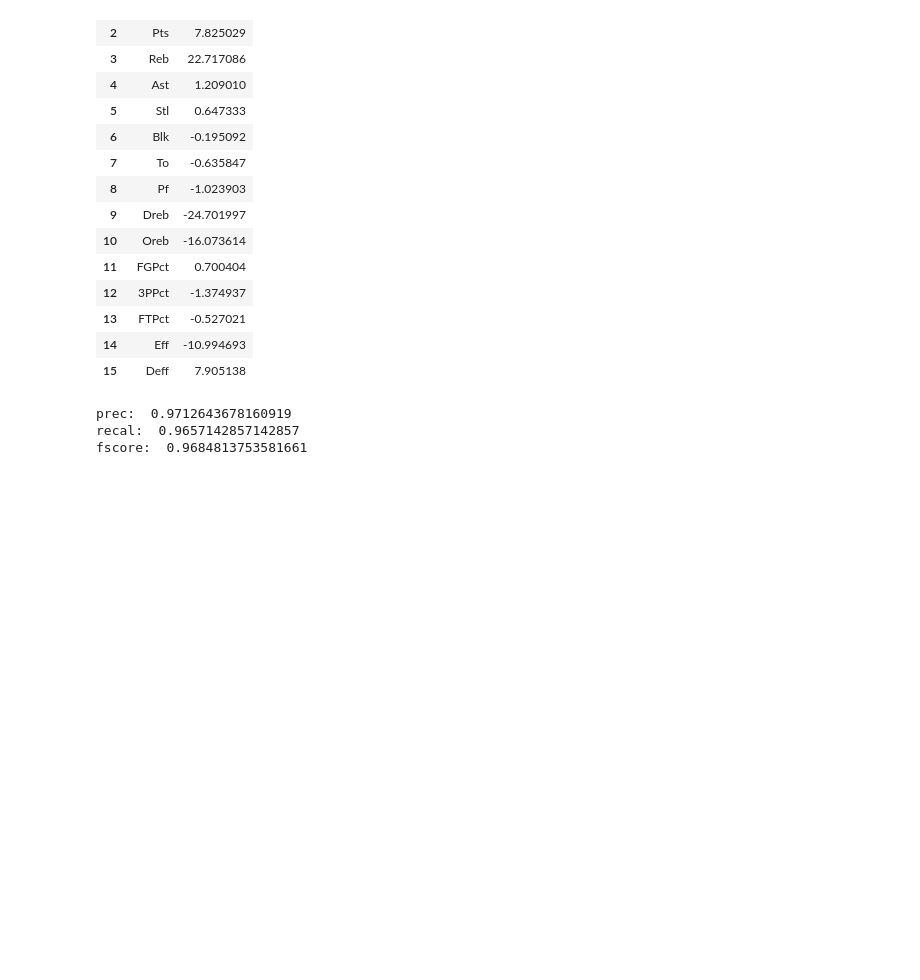
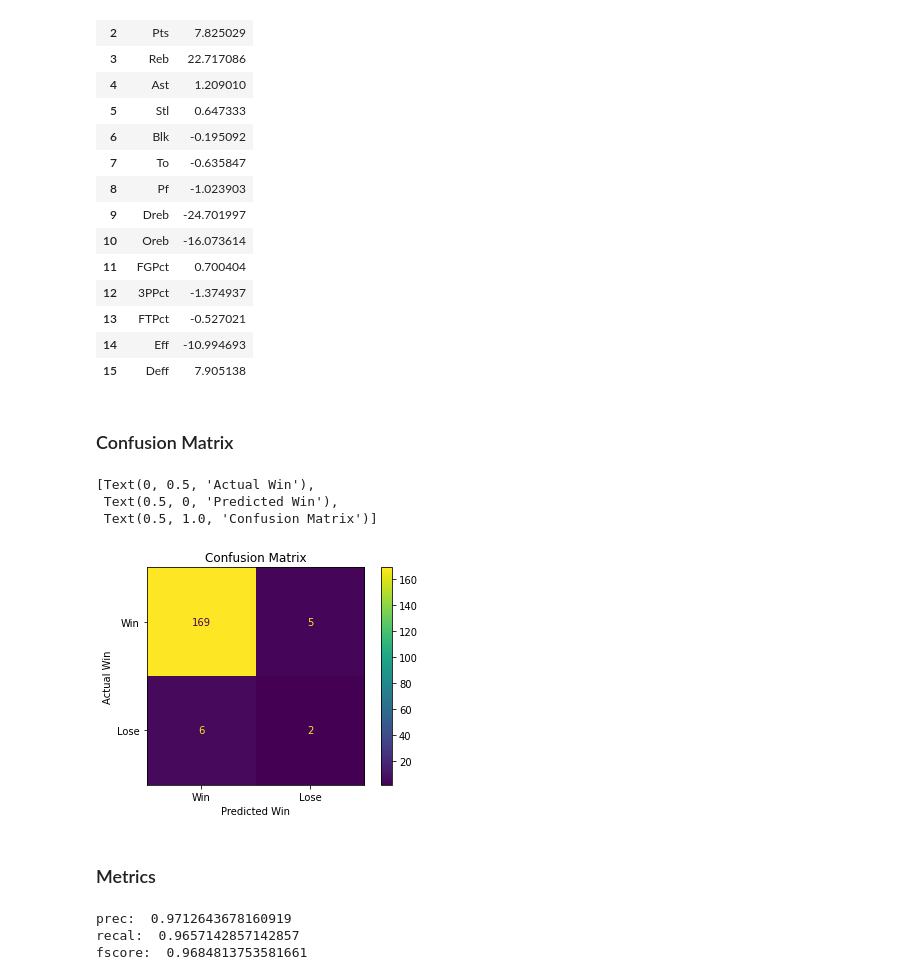
Before and after one commit to apurbaanik/ML_Final_Project_NBA, a Jupyter notebook: ML_Final_Project_Logistic.ipynb, the cells around one changed output. Saved outputs shown, nothing was run; the diff lists cells and outputs as text; code cells hidden in the pictures; blank space fills up the shorter version.

```diff
--- a/ML_Final_Project_Logistic.ipynb
+++ b/ML_Final_Project_Logistic.ipynb
@@ -218,10 +279,11 @@ fscore:  0.9831460674157304
 **logistic regresssion with no regularization**
 # %%
 # Create object of logistic regression model.
-logreg = LogisticRegression(penalty='none', max_iter=100000)
+logreg = LogisticRegression(penalty='none', max_iter=10000)
 logreg.fit(X_train, y_train.reshape(y_train.shape[0]))
 y_hat_logreg = logreg.predict(X_test)
-acc_logreg = logreg.score(X_test, y_test)
-
-print("Accuracy on training data = %.10f" % acc_logreg)
+acc_logreg1 = logreg.score(X_test, y_test)
+acc_logreg2 = logreg.score(X_train, y_train)
+print("Accuracy on testing data = %.10f" % acc_logreg1)
+print("Accuracy on training data = %.10f" % acc_logreg2)
 # %% [output]
@@ -252,6 +317,22 @@ intercept_logreg:  [-11.93632599]
 | 13 | FTPct | -0.527021 |
 | 14 | Eff | -10.994693 |
 | 15 | Deff | 7.905138 |
+# %% [markdown]
+### Confusion Matrix
+# %%
+confusion_matrix(y_hat_logreg, y_test)
+y_pred = logreg.predict(X_test)
+cm = confusion_matrix(y_hat_logreg, y_test)
+cmd = ConfusionMatrixDisplay(cm, display_labels = ['Win', 'Lose'])
+cmd.plot()
+cmd.ax_.set(title = 'Confusion Matrix', xlabel = 'Predicted Win', ylabel = 'Actual Win')
+# %% [output]
+[Text(0, 0.5, 'Actual Win'),
+ Text(0.5, 0, 'Predicted Win'),
+ Text(0.5, 1.0, 'Confusion Matrix')]
+[figure, added]
+# %% [markdown]
+### Metrics
 # %%
 from numpy.lib.function_base import average
 from sklearn.metrics import precision_recall_fscore_support
```
Also changed, not shown: parts of 25 cells of this notebook.
